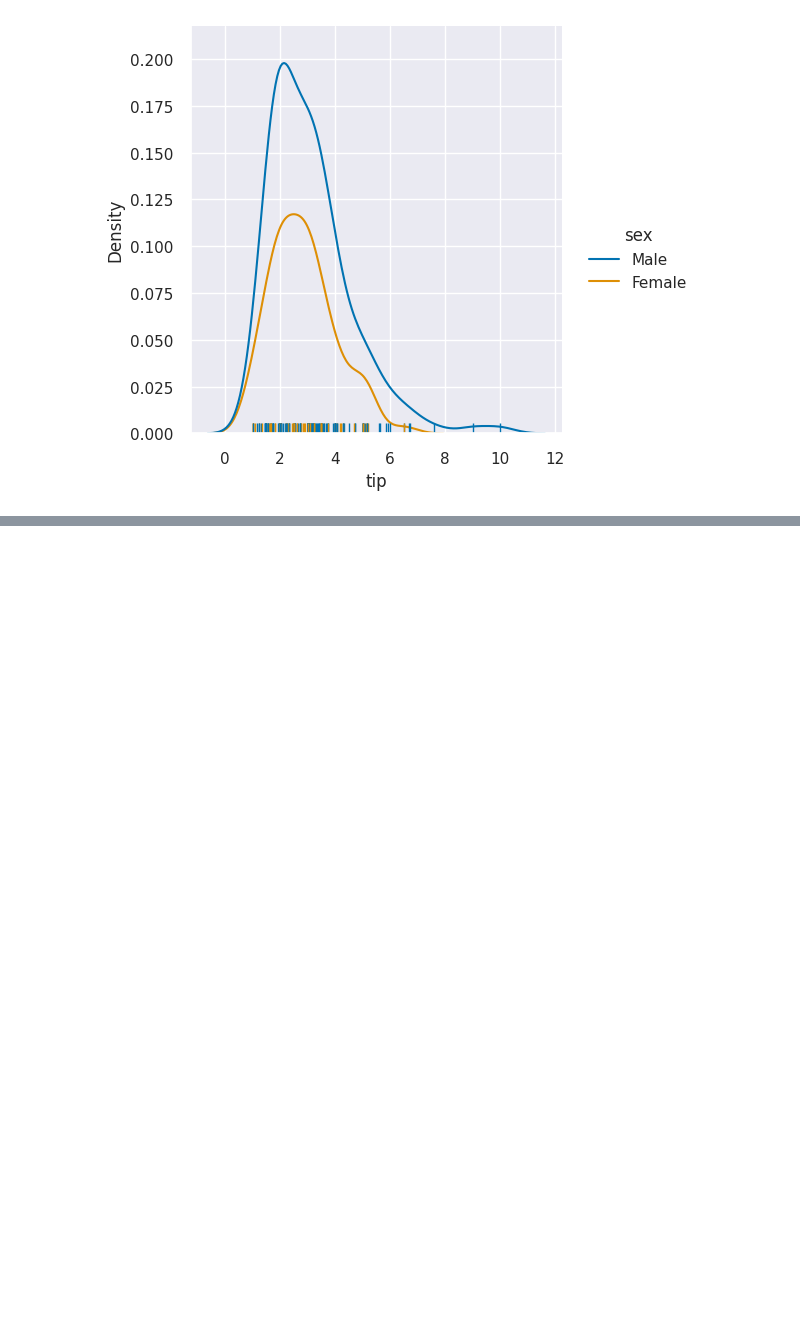
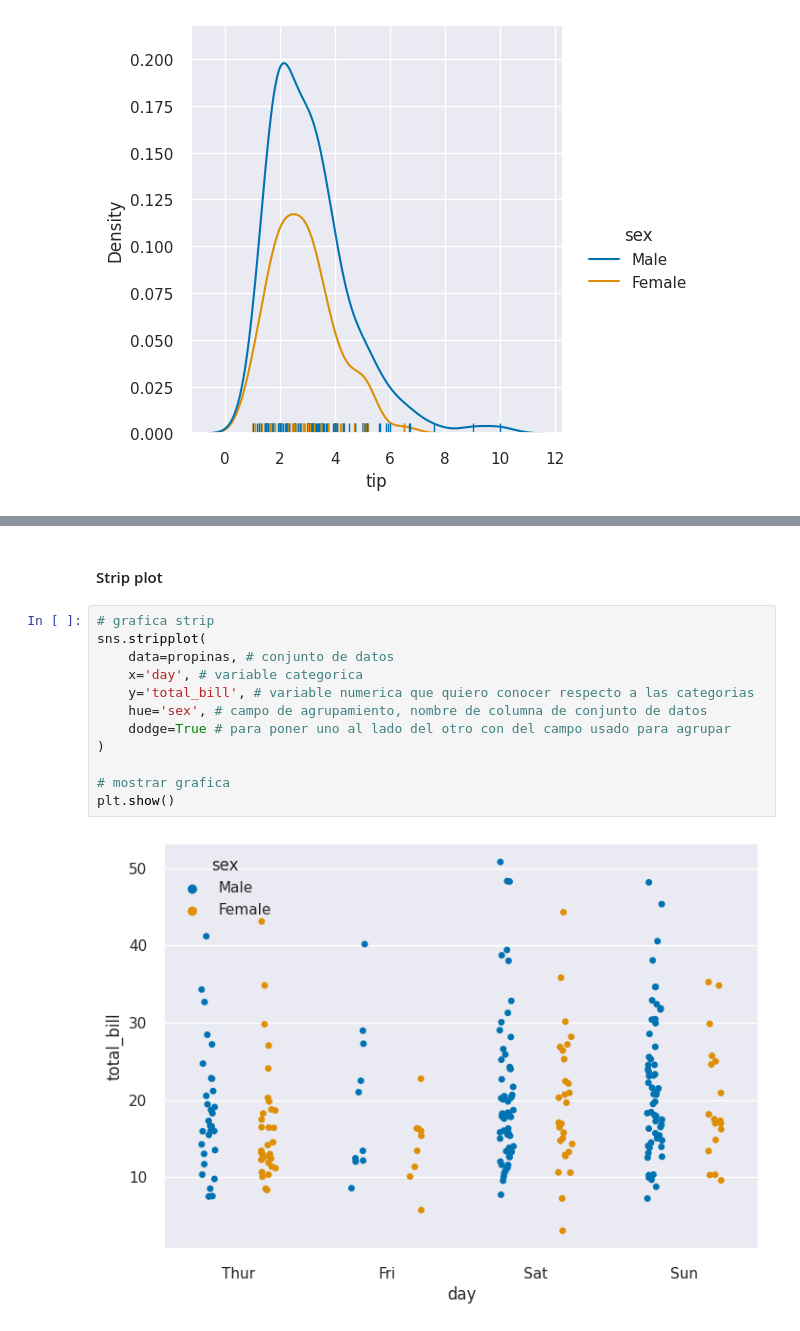
Before and after one commit to M-Alejo/matplot_seaborn, a Jupyter notebook: visualizacion.ipynb, the cells around one changed output, grey strips where cells are left out. Cells and saved outputs as stored; diff of their text form; blank space fills up the shorter version.

```diff
--- a/visualizacion.ipynb
+++ b/visualizacion.ipynb
@@ -911,0 +949,16 @@ plt.show()
+# %% [markdown]
+#### Strip plot
+# %%
+# grafica strip
+sns.stripplot(
+    data=propinas, # conjunto de datos
+    x='day', # variable categorica
+    y='total_bill', # variable numerica que quiero conocer respecto a las categorias
+    hue='sex', # campo de agrupamiento, nombre de columna de conjunto de datos
+    dodge=True # para poner uno al lado del otro con del campo usado para agrupar
+)
+
+# mostrar grafica
+plt.show()
+# %% [output]
+[figure, added]
```
Also changed, not shown: parts of 14 cells of this notebook.
